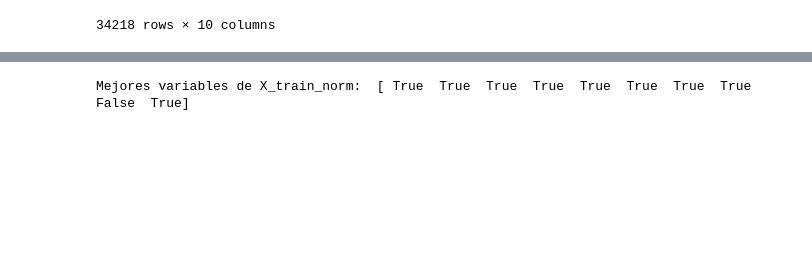
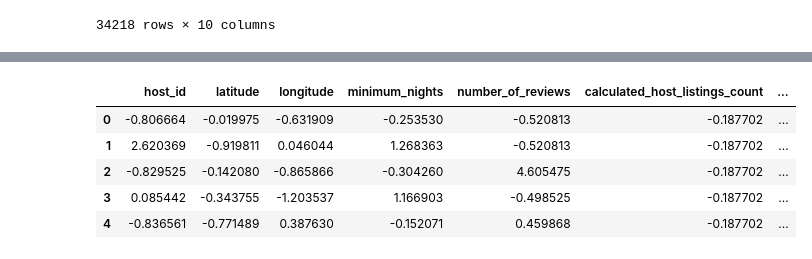
Before and after one commit to silvy8a/machine-learning-python-template, a Jupyter notebook: src/explore.ipynb, the cells around one changed output, grey strips where cells are left out. Saved outputs shown, nothing was run; the diff lists cells and outputs as text; code cells hidden in the pictures; blank space fills up the shorter version.

```diff
--- a/src/explore.ipynb
+++ b/src/explore.ipynb
@@ -598,13 +640,23 @@ Mejores variables de X_train_no_outliers:  [ True  True  True  True  True  True
 # %%
-selector_model = SelectKBest(f_classif, k = 9)
-selector_model.fit(X_train_norm, y_train)
+#Feature selection (X_train_norm + X_test_norm)
+selection_model = SelectKBest(f_classif, k = 9)
+selection_model.fit(X_train_norm, y_train)
+bv_X_train_norm = selection_model.get_support()
+X_train_norm_sel = pd.DataFrame(selection_model.transform(X_train_norm), columns = X_train.columns.values[bv_X_train_norm])
+X_test_norm_sel = pd.DataFrame(selection_model.transform(X_test_norm), columns = X_test.columns.values[bv_X_train_norm])
 
-best_variables_X_train_norm = selector_model.get_support()
-print("Mejores variables de X_train_norm: ", best_variables_X_train_norm)
-X_train_norm_sel = pd.DataFrame(selector_model.transform(X_train_norm))
+#Saving X_train_norm_sel + X_test_norm_sel after feature selection
+X_train_norm_sel["price"] = list(y_train)
+X_test_norm_sel["price"] = list(y_test)
 
-#Saving dataset after feature selection
-X_train_norm_sel.to_excel("/workspaces/machine-learning-python-template/data/processed/X_train_norm_sel.xlsx", index = False)
+X_train_norm_sel.to_excel("/workspaces/machine-learning-python-template/data/processed/total_data_norm_train_sel.xlsx", index = False)
+X_test_norm_sel.to_excel("/workspaces/machine-learning-python-template/data/processed/total_data_norm_test_sel.xlsx", index = False)
+X_train_norm_sel.head()
 # %% [output]
-Mejores variables de X_train_norm:  [ True  True  True  True  True  True  True  True False  True]
+|  | host_id | latitude | longitude | minimum_nights | number_of_reviews | calculated_host_listings_count | ... |
+| 0 | -0.806664 | -0.019975 | -0.631909 | -0.253530 | -0.520813 | -0.187702 | ... |
+| 1 | 2.620369 | -0.919811 | 0.046044 | 1.268363 | -0.520813 | -0.187702 | ... |
+| 2 | -0.829525 | -0.142080 | -0.865866 | -0.304260 | 4.605475 | -0.187702 | ... |
+| 3 | 0.085442 | -0.343755 | -1.203537 | 1.166903 | -0.498525 | -0.187702 | ... |
+| 4 | -0.836561 | -0.771489 | 0.387630 | -0.152071 | 0.459868 | -0.187702 | ... |
 # %%
```
Also changed, not shown: parts of 11 cells of this notebook.
